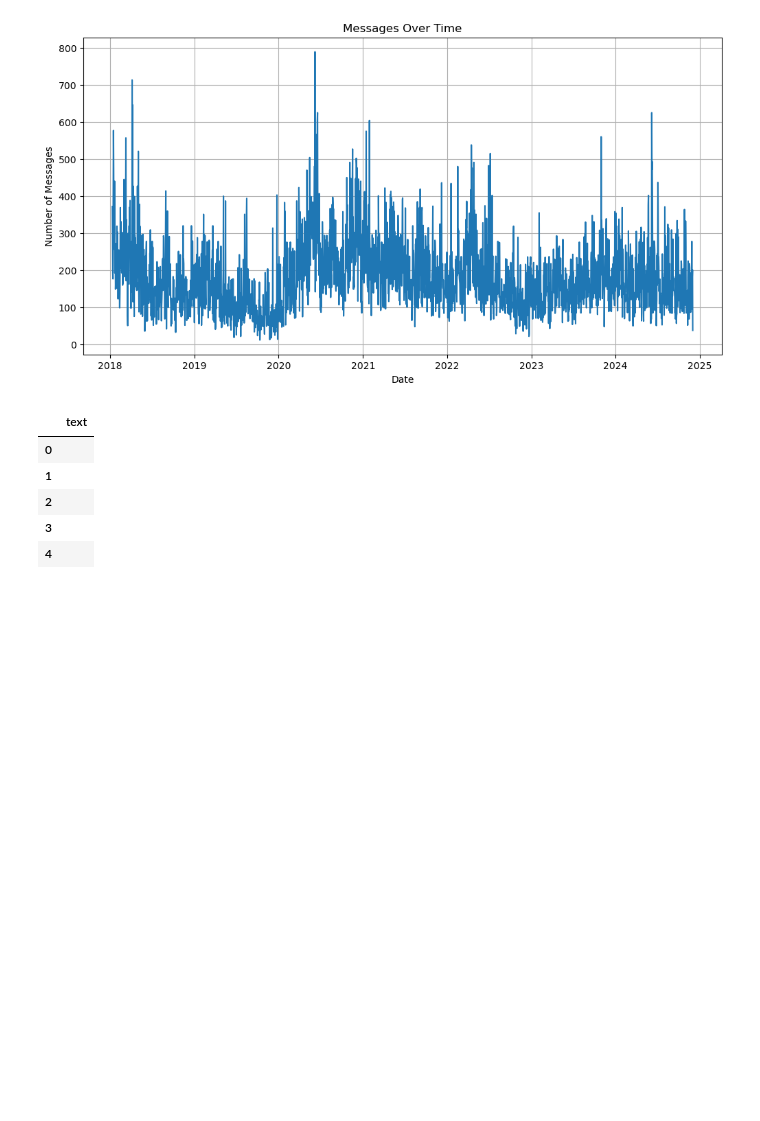
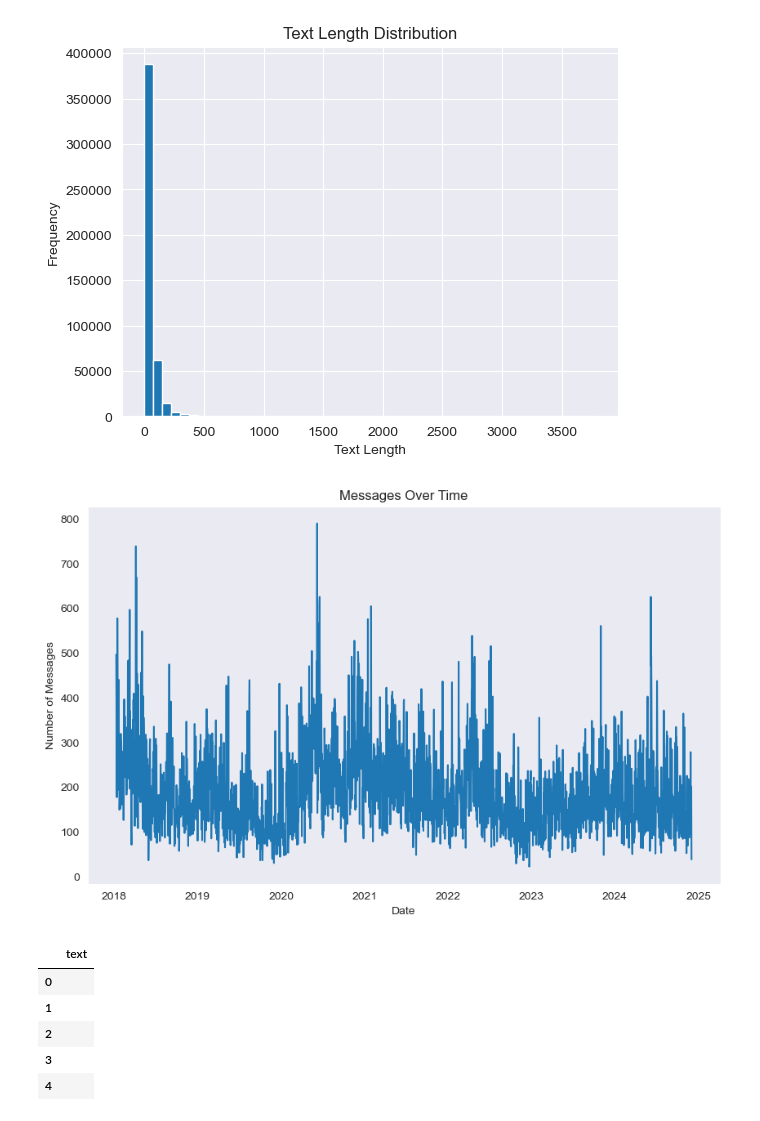
Before and after one commit to Esubaalew/chat-sentiment, a Jupyter notebook: code.ipynb, the cells around one changed output. Cells and saved outputs as stored; diff of their text form; code cells hidden in the pictures; blank space fills up the shorter version.

Commit message:
some visualation

```diff
--- a/code.ipynb
+++ b/code.ipynb
@@ -22,0 +17,4 @@ df.tail()
+# %%
+import matplotlib.pyplot as plt
+
+plt.rcParams['font.family'] = 'Arial'
@@ -23,20 +87,27 @@ df.tail()
 # %%
-# Convert 'date' to datetime
+# Check text distribution and trends
+import matplotlib.pyplot as plt
+
+# Text length distribution
+df['text_length'] = df['text'].str.len()
+plt.hist(df['text_length'], bins=50)
+plt.title("Text Length Distribution")
+plt.xlabel("Text Length")
+plt.ylabel("Frequency")
+plt.show()
+
+# Message frequency over time
 df['date'] = pd.to_datetime(df['date'])
-
-# Filter only text messages
-text_messages = df[df['type'] == 'message']
-
-# Plot messages over time
-plt.figure(figsize=(12, 6))
-text_messages['date'].dt.date.value_counts().sort_index().plot(kind='line')
+plt.figure(figsize=(10, 6))
+df['date'].dt.date.value_counts().sort_index().plot(kind='line')
 plt.title("Messages Over Time")
 plt.xlabel("Date")
 plt.ylabel("Number of Messages")
 plt.grid()
 plt.show()
 # %% [output]
-[figure, old version]
+[figure, new version]
+[figure, added]
 # %%
 # Step 1: Extract the relevant columns (just text)
 df = pd.DataFrame(chat_data['messages'])
```
Also changed, not shown: parts of 6 cells of this notebook.
